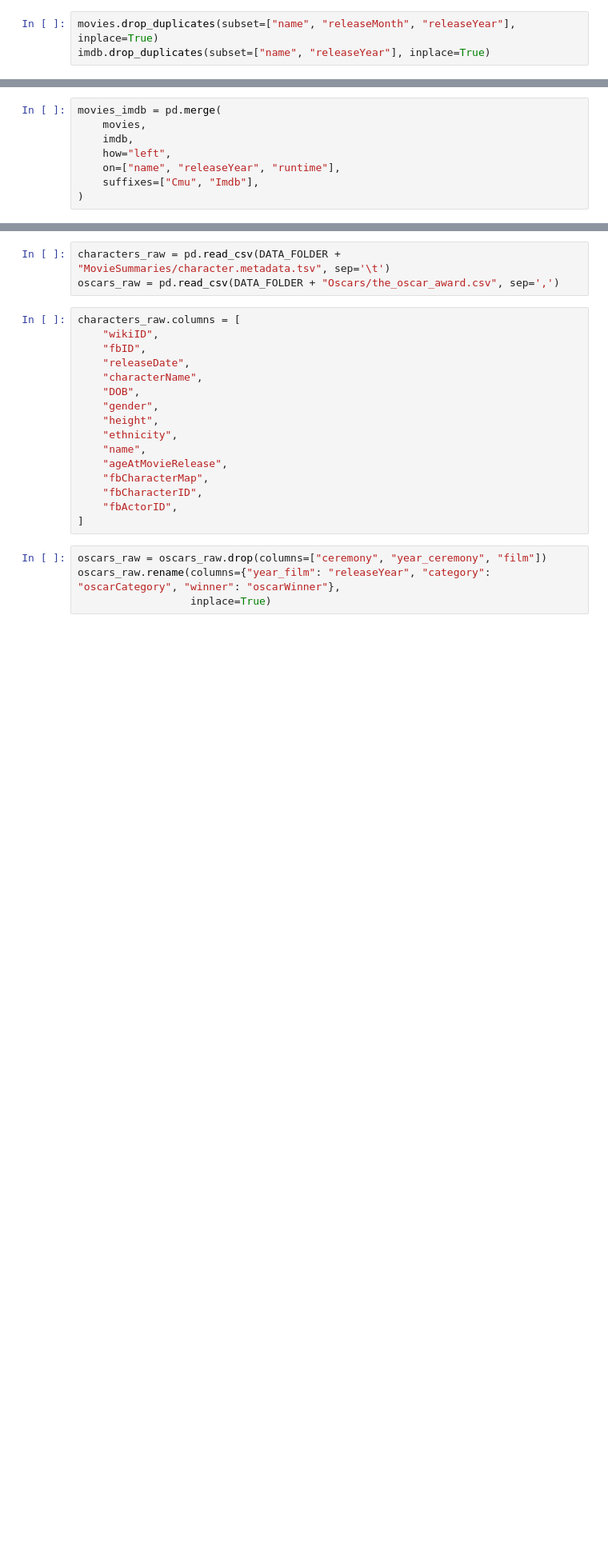
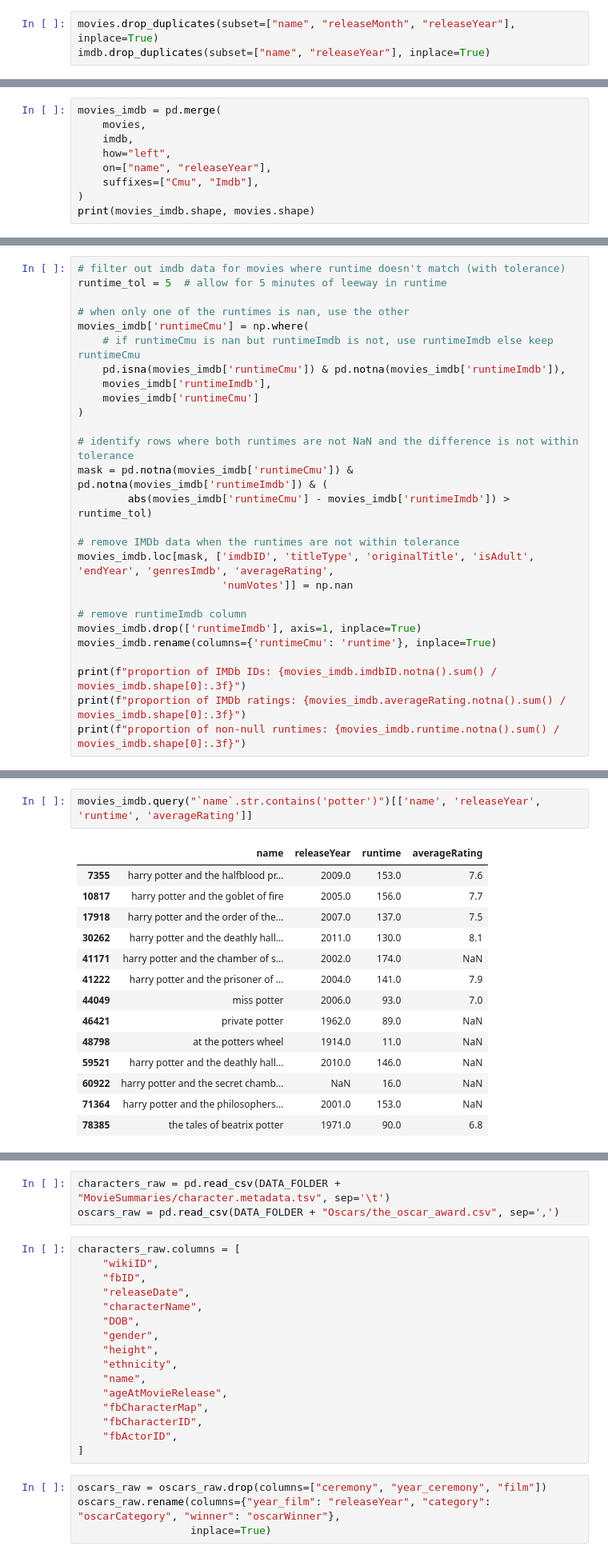
Before and after one commit to epfl-ada/ada-2023-project-lovelace, a Jupyter notebook: Code/clean.ipynb, the cells around one changed output, grey strips where cells are left out. Shown: that part at 80% size. Saved outputs shown, nothing was run; the diff lists cells and outputs as text; blank space fills up the shorter version.

```diff
--- a/Code/clean.ipynb
+++ b/Code/clean.ipynb
@@ -76,6 +115,7 @@ movies_imdb = pd.merge(
     movies,
     imdb,
     how="left",
-    on=["name", "releaseYear", "runtime"],
+    on=["name", "releaseYear"],
     suffixes=["Cmu", "Imdb"],
 )
+print(movies_imdb.shape, movies.shape)
@@ -81,0 +124,27 @@ movies_imdb = pd.merge(
+# %%
+# filter out imdb data for movies where runtime doesn't match (with tolerance)
+runtime_tol = 5  # allow for 5 minutes of leeway in runtime
+
+# when only one of the runtimes is nan, use the other
+movies_imdb['runtimeCmu'] = np.where(
+    # if runtimeCmu is nan but runtimeImdb is not, use runtimeImdb else keep runtimeCmu
+    pd.isna(movies_imdb['runtimeCmu']) & pd.notna(movies_imdb['runtimeImdb']),
+    movies_imdb['runtimeImdb'],
+    movies_imdb['runtimeCmu']
+)
+
+# identify rows where both runtimes are not NaN and the difference is not within tolerance
+mask = pd.notna(movies_imdb['runtimeCmu']) & pd.notna(movies_imdb['runtimeImdb']) & (
+        abs(movies_imdb['runtimeCmu'] - movies_imdb['runtimeImdb']) > runtime_tol)
+
+# remove IMDb data when the runtimes are not within tolerance
+movies_imdb.loc[mask, ['imdbID', 'titleType', 'originalTitle', 'isAdult', 'endYear', 'genresImdb', 'averageRating',
+                       'numVotes']] = np.nan
+
+# remove runtimeImdb column
+movies_imdb.drop(['runtimeImdb'], axis=1, inplace=True)
+movies_imdb.rename(columns={'runtimeCmu': 'runtime'}, inplace=True)
+
+print(f"proportion of IMDb IDs: {movies_imdb.imdbID.notna().sum() / movies_imdb.shape[0]:.3f}")
+print(f"proportion of IMDb ratings: {movies_imdb.averageRating.notna().sum() / movies_imdb.shape[0]:.3f}")
+print(f"proportion of non-null runtimes: {movies_imdb.runtime.notna().sum() / movies_imdb.shape[0]:.3f}")
@@ -81,0 +155,17 @@ movies_imdb = pd.merge(
+# %%
+movies_imdb.query("`name`.str.contains('potter')")[['name', 'releaseYear', 'runtime', 'averageRating']]
+# %% [output]
+|  | name | releaseYear | runtime | averageRating |
+| 7355 | harry potter and the halfblood pr... | 2009.0 | 153.0 | 7.6 |
+| 10817 | harry potter and the goblet of fire | 2005.0 | 156.0 | 7.7 |
+| 17918 | harry potter and the order of the... | 2007.0 | 137.0 | 7.5 |
+| 30262 | harry potter and the deathly hall... | 2011.0 | 130.0 | 8.1 |
+| 41171 | harry potter and the chamber of s... | 2002.0 | 174.0 | NaN |
+| 41222 | harry potter and the prisoner of ... | 2004.0 | 141.0 | 7.9 |
+| 44049 | miss potter | 2006.0 | 93.0 | 7.0 |
+| 46421 | private potter | 1962.0 | 89.0 | NaN |
+| 48798 | at the potters wheel | 1914.0 | 11.0 | NaN |
+| 59521 | harry potter and the deathly hall... | 2010.0 | 146.0 | NaN |
+| 60922 | harry potter and the secret chamb... | NaN | 16.0 | NaN |
+| 71364 | harry potter and the philosophers... | 2001.0 | 153.0 | NaN |
+| 78385 | the tales of beatrix potter | 1971.0 | 90.0 | 6.8 |
```
Also changed, not shown: parts of 18 cells of this notebook.
